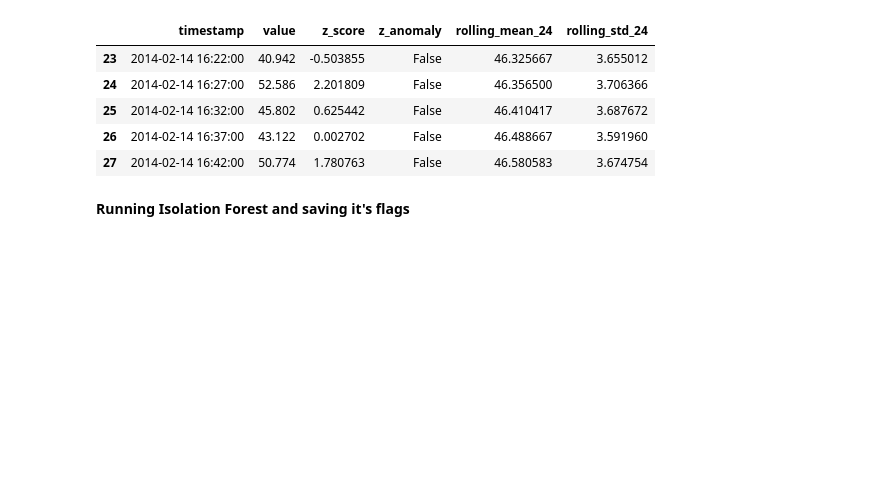
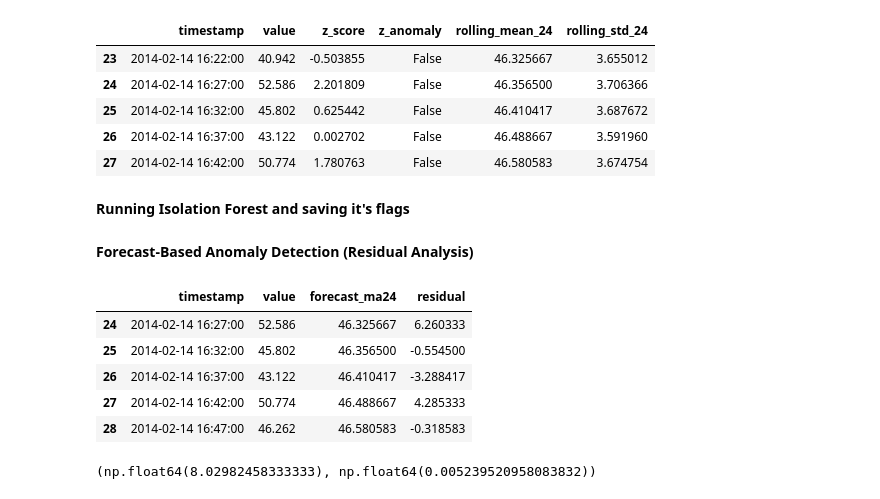
Before and after one commit to Rkjena909/ml-anomaly-detection-cloud-systems, a Jupyter notebook: notebooks/02_azure_functions_latency.ipynb, the cells around one changed output. Drawn from its saved outputs; the diff is of its cells as text; code cells hidden in the pictures; blank space fills up the shorter version.

Commit message:
Add forecast residual anomaly detection baseline

```diff
--- a/notebooks/02_azure_functions_latency.ipynb
+++ b/notebooks/02_azure_functions_latency.ipynb
@@ -161,3 +160,32 @@ plt.legend()
 plt.tight_layout()
 plt.savefig("results/aws_cloudwatch/iforest_anomalies.png", dpi=150)
 plt.close()
+# %% [markdown]
+**Forecast-Based Anomaly Detection (Residual Analysis)**
+# %%
+df = df.sort_values("timestamp").copy()
+
+window = 24
+df["forecast_ma24"] = df["value"].rolling(window=window).mean().shift(1)
+df["residual"] = df["value"] - df["forecast_ma24"]
+
+df_f = df.dropna(subset=["forecast_ma24", "residual"]).copy()
+df_f[["timestamp", "value", "forecast_ma24", "residual"]].head()
+# %% [output]
+|  | timestamp | value | forecast_ma24 | residual |
+| 24 | 2014-02-14 16:27:00 | 52.586 | 46.325667 | 6.260333 |
+| 25 | 2014-02-14 16:32:00 | 45.802 | 46.356500 | -0.554500 |
+| 26 | 2014-02-14 16:37:00 | 43.122 | 46.410417 | -3.288417 |
+| 27 | 2014-02-14 16:42:00 | 50.774 | 46.488667 | 4.285333 |
+| 28 | 2014-02-14 16:47:00 | 46.262 | 46.580583 | -0.318583 |
+# %%
+abs_res = df_f["residual"].abs()
+
+# Flagging the most extreme 0.5% residuals as anomalies
+thr = abs_res.quantile(0.995)
+
+df_f["forecast_anomaly"] = abs_res > thr
+
+thr, df_f["forecast_anomaly"].mean()
+# %% [output]
+(np.float64(8.02982458333333), np.float64(0.005239520958083832))
```
Also changed, not shown: parts of 6 cells of this notebook, 4 other files.
